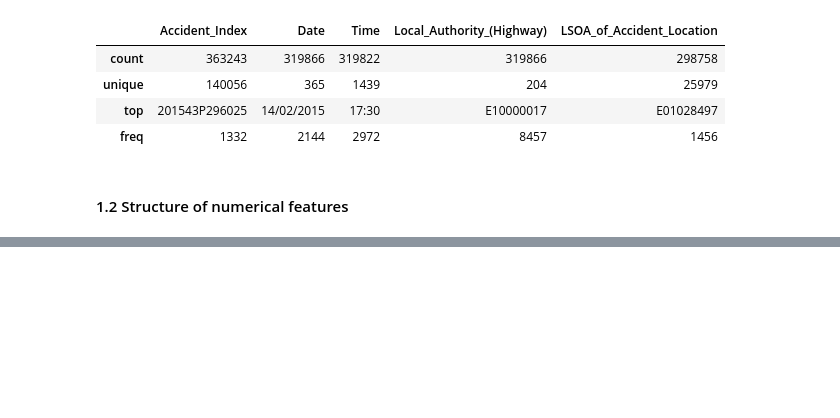
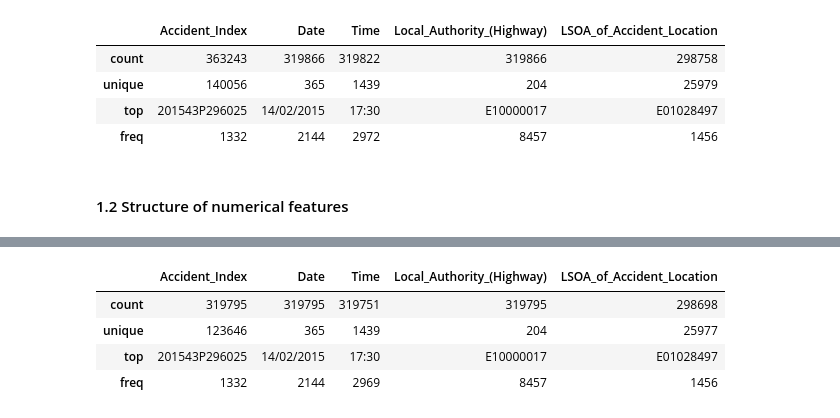
Before and after one commit to AnupJoseph/eda-with-python-jula-sql, a Jupyter notebook: python/eda.ipynb, the cells around one changed output, grey strips where cells are left out. Cells and saved outputs as stored; diff of their text form; code cells hidden in the pictures; blank space fills up the shorter version.

```diff
--- a/python/eda.ipynb
+++ b/python/eda.ipynb
@@ -78,0 +134,8 @@ unique_values.plot.bar(title="Unique values per numerical feature", log_y=True)
+# %%
+df_X.describe(exclude=["number", "datetime"])
+# %% [output]
+|  | Accident_Index | Date | Time | Local_Authority_(Highway) | LSOA_of_Accident_Location |
+| count | 319795 | 319795 | 319751 | 319795 | 298698 |
+| unique | 123646 | 365 | 1439 | 204 | 25977 |
+| top | 201543P296025 | 14/02/2015 | 17:30 | E10000017 | E01028497 |
+| freq | 1332 | 2144 | 2969 | 8457 | 1456 |
```
Also changed, not shown: parts of 12 cells of this notebook.
